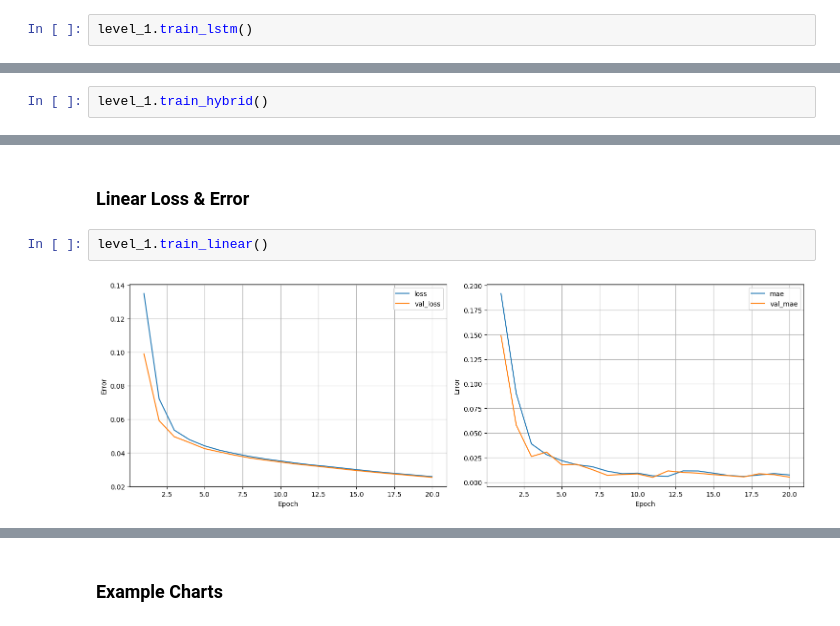
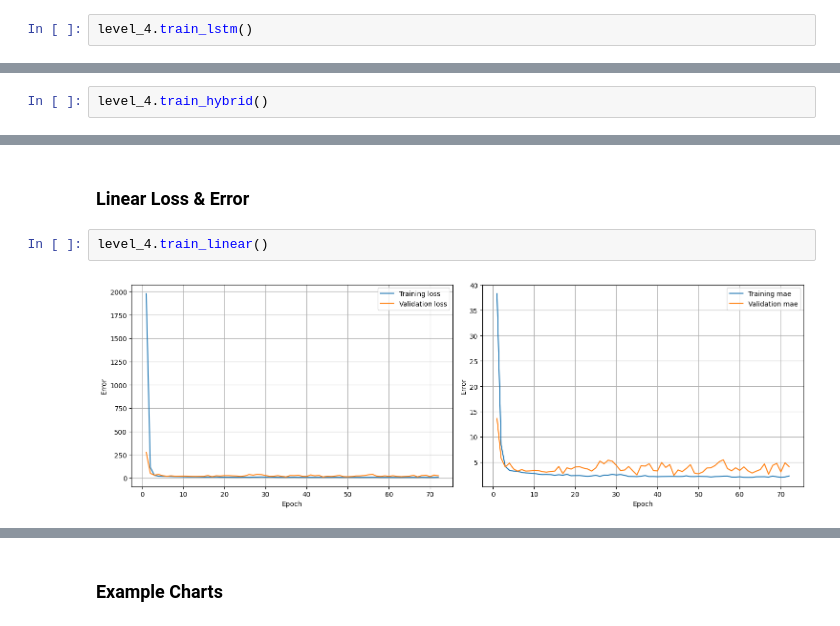
Before and after one commit to davidspector67/weather_predictor, a Jupyter notebook: project_lstm.ipynb, the cells around one changed output, grey strips where cells are left out. Saved outputs shown, nothing was run; the diff lists cells and outputs as text.

Commit message:
level 4

```diff
--- a/project_lstm.ipynb
+++ b/project_lstm.ipynb
@@ -1005,5 +1005,5 @@ We expect the same pattern as above but slightly more accurate
 # %% [markdown]
 ### LSTM Loss & Error
 # %%
-level_1.train_lstm()
+level_4.train_lstm()
 # %% [output]
@@ -1013,5 +1015,5 @@ MSE of test data: 534.12548828125
 # %% [markdown]
 ### Hybrid Loss & Error
 # %%
-level_1.train_hybrid()
+level_4.train_hybrid()
 # %% [output]
@@ -1023,6 +1025,6 @@ MSE of test data: 0.011722824536263943
 # %% [markdown]
 ### Linear Loss & Error
 # %%
-level_1.train_linear()
+level_4.train_linear()
 # %% [output]
-[figure, old version]
+[figure, new version]
```
Also changed, not shown: parts of 7 cells of this notebook.
